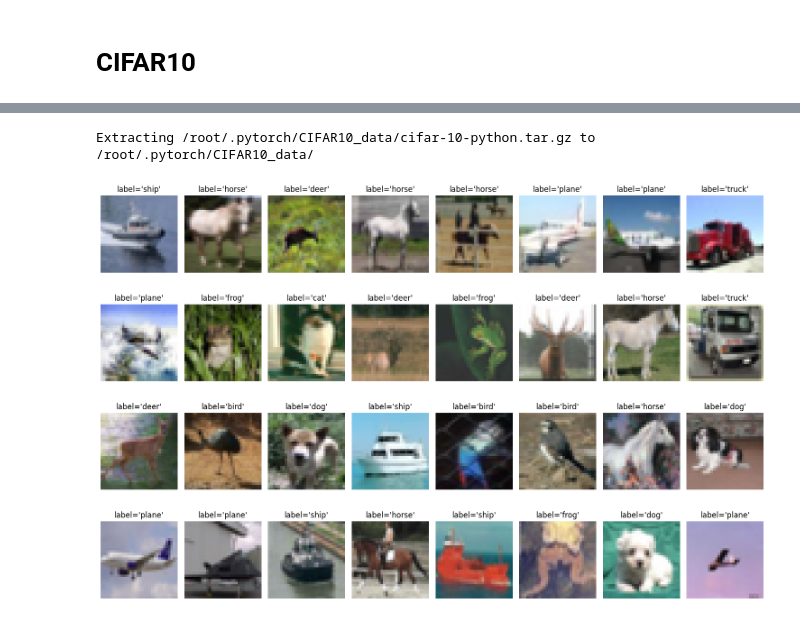
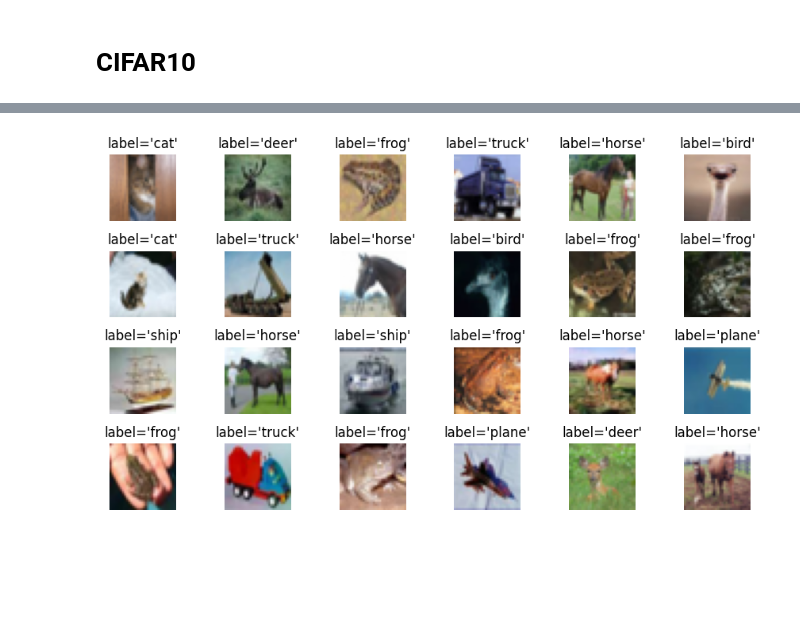
Before and after one commit to peiyong-addwater/Let-The-Quantum-Creep-In, a Jupyter notebook: datasample.ipynb, the cells around one changed output, grey strips where cells are left out. Drawn from its saved outputs; the diff is of its cells as text; code cells hidden in the pictures; blank space fills up the shorter version.

```diff
--- a/datasample.ipynb
+++ b/datasample.ipynb
@@ -106,14 +106,14 @@ images, labels = next(dataiter)
 
 # Step 3: Display the images
 # Choose how many images you want to display
-n_images = 32
+n_images = 24
 
 # Set up the figure size
-fig = plt.figure(figsize=(12,5))
+fig = plt.figure(figsize=(9,5))
 
 # Display images in a grid
 for idx in range(n_images):
-    plt.subplot(4, 8, idx+1)  # Adjust the grid size based on your choice of n_images
+    plt.subplot(4, 6, idx+1)  # Adjust the grid size based on your choice of n_images
     plt.imshow(images[idx].numpy().squeeze(), cmap='gray_r')
     plt.title(f"label='{classes[labels[idx].item()]}'")
     plt.axis('off')
@@ -142,15 +142,15 @@ images, labels = next(dataiter)
 
 # Step 3: Display the images
 # Choose how many images you want to display
-n_images = 32
+n_images = 24
 classes = ('plane', 'car', 'bird', 'cat',
            'deer', 'dog', 'frog', 'horse', 'ship', 'truck')
 # Set up the figure size
-fig = plt.figure(figsize=(15,10))
+fig = plt.figure(figsize=(9, 5))
 
 # Display images in a grid
 for idx in range(n_images):
-    plt.subplot(4, 8, idx+1)  # Adjust the grid size based on your choice of n_images
+    plt.subplot(4, 6, idx+1)  # Adjust the grid size based on your choice of n_images
     npimg = images[idx].numpy()
     plt.imshow(np.transpose(npimg, (1, 2, 0)))
     plt.title(f"label='{classes[labels[idx].item()]}'")
@@ -162,4 +162,3 @@ Downloading https://www.cs.toronto.edu/~kriz/cifar-10-python.tar.gz to /root/.py
-Extracting /root/.pytorch/CIFAR10_data/cifar-10-python.tar.gz to /root/.pytorch/CIFAR10_data/
-[figure, old version]
+[figure, new version]
 # %%
 fig.savefig(os.path.join(save_folder, 'cifar10.pdf'))
```
Also changed, not shown: parts of 2 cells of this notebook, 2 other files.
